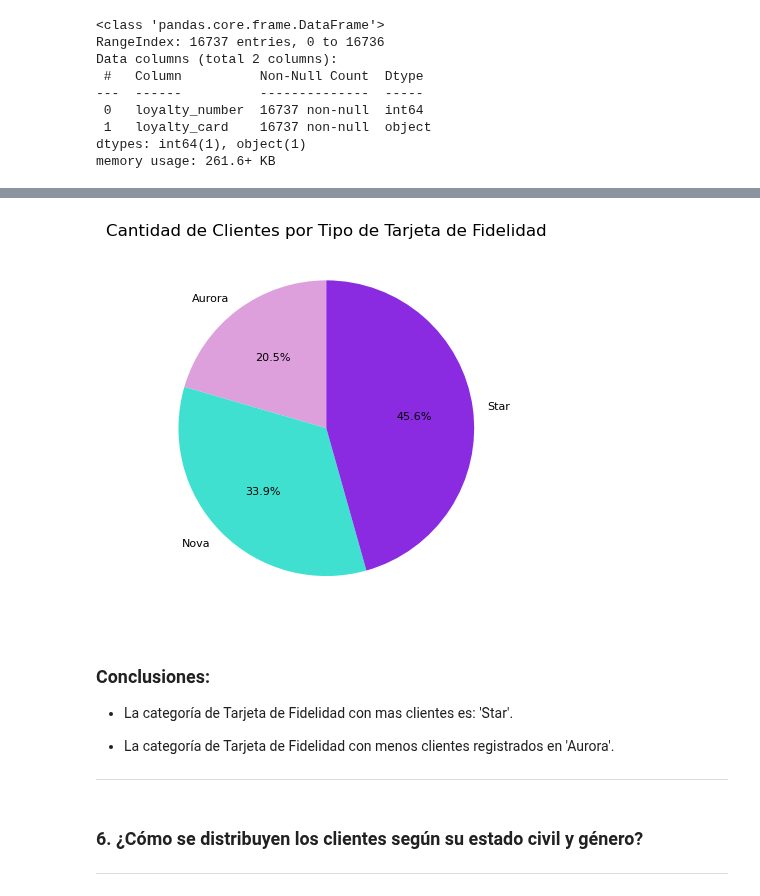
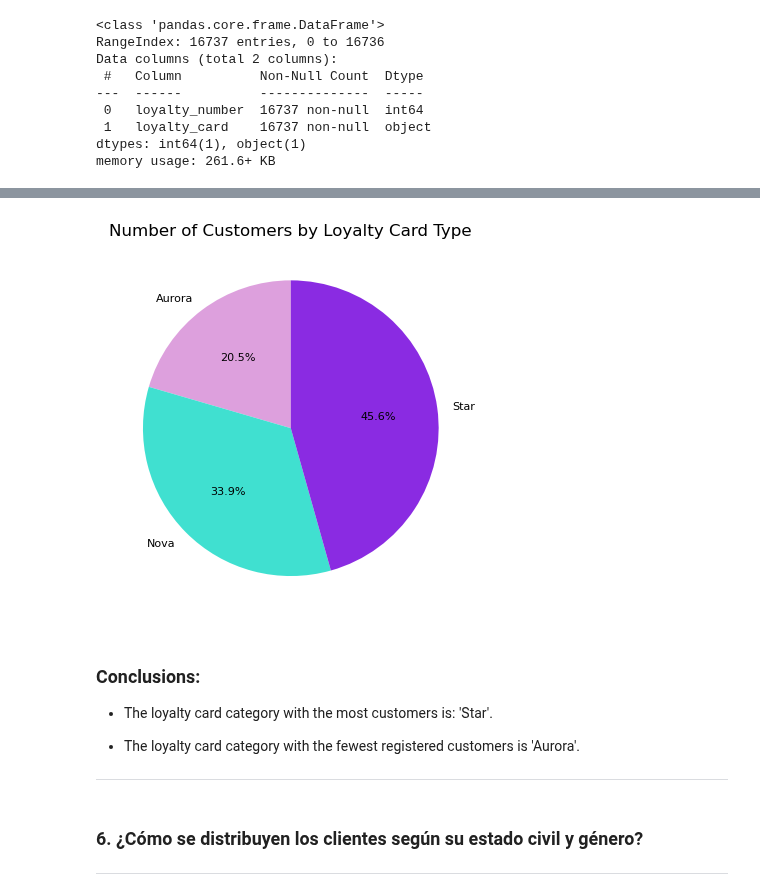
Before and after one commit to MarPastor/airline_analysis_Mar, a Jupyter notebook: notebook/airline_analysis_mar.ipynb, the cells around one changed output, grey strips where cells are left out. Saved outputs shown, nothing was run; the diff lists cells and outputs as text; code cells hidden in the pictures.

```diff
--- a/notebook/airline_analysis_mar.ipynb
+++ b/notebook/airline_analysis_mar.ipynb
@@ -1497,28 +1497,28 @@ plt.show();
 # %%
-# usar el DataFrame que contiene la agrupación de 'loyalty_card'
+# Use the DataFrame that contains the grouping of 'loyalty_card'
 
-df_tarjetas = df_loyalty.groupby('loyalty_card', as_index=False)['loyalty_number'].count()
+df_loyalty_card = df_loyalty.groupby('loyalty_card', as_index=False)['loyalty_number'].count()
 # %%
-# podemos graficar usando 'matplotlib'('plt.pie') para conocer el porcentaje de cada grupo
+# We can create a graph using 'matplotlib' ('plt.pie') to see the percentage of each group.
 
-colores = ['plum', 'turquoise', 'blueviolet'] # paleta de colores para el gráfico
+colors = ['plum', 'turquoise', 'blueviolet'] # color palette for the chart
 
 plt.pie('loyalty_number', labels='loyalty_card',
-        data=df_tarjetas,
+        data=df_loyalty_card,
         autopct=  '%1.1f%%',
-        colors = colores,
+        colors = colors,
         textprops={'fontsize': 8},
         startangle=90)
-plt.title('Cantidad de Clientes por Tipo de Tarjeta de Fidelidad')
+plt.title('Number of Customers by Loyalty Card Type')
 plt.show();
 # %% [output]
-[figure, old version]
+[figure, new version]
 # %% [markdown]
-### Conclusiones:
+### Conclusions:
 
-- La categoría de Tarjeta de Fidelidad con mas clientes es: 'Star'.
+- The loyalty card category with the most customers is: 'Star'.
 
-- La categoría de Tarjeta de Fidelidad con menos clientes registrados en 'Aurora'.
+- The loyalty card category with the fewest registered customers is 'Aurora'.
 
 ---
 # %% [markdown]
```
Also changed, not shown: parts of 9 cells of this notebook.
